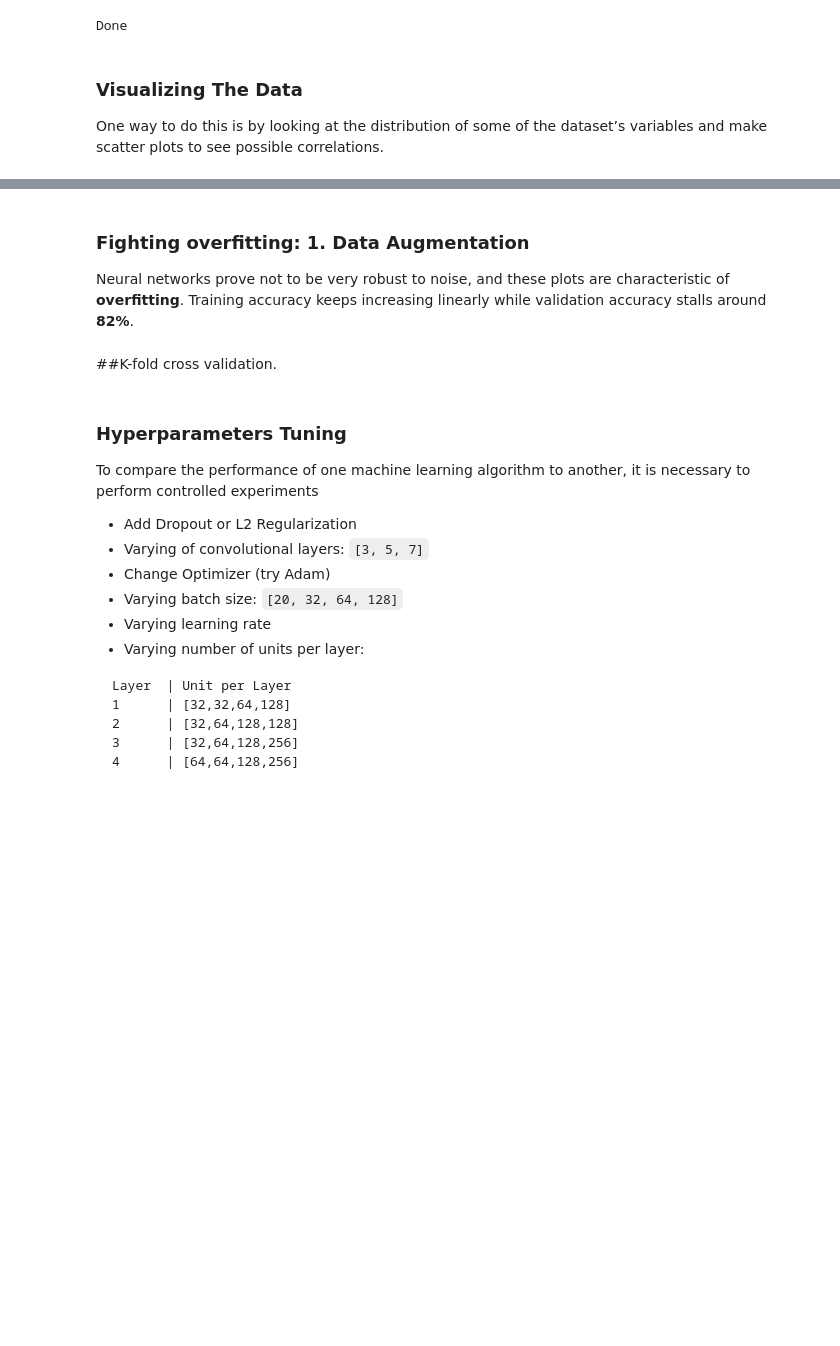
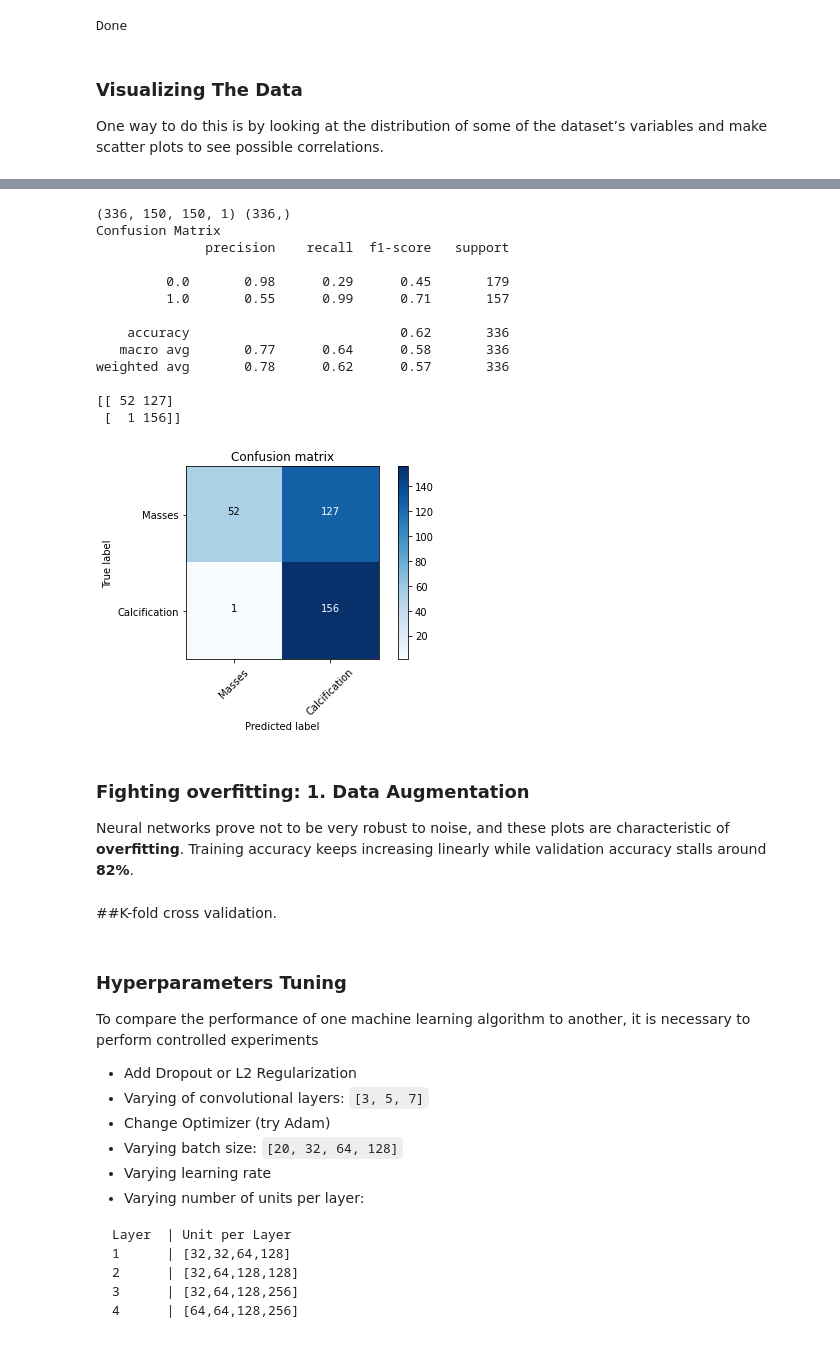
Before and after one commit to MarshaGomez/CNN-Medical-Imaging-Analysis, a Jupyter notebook: Code/Scratch_CNN_masses_vs_calc.ipynb, the cells around one changed output, grey strips where cells are left out. Saved outputs shown, nothing was run; the diff lists cells and outputs as text; code cells hidden in the pictures; blank space fills up the shorter version.

```diff
--- a/Code/Scratch_CNN_masses_vs_calc.ipynb
+++ b/Code/Scratch_CNN_masses_vs_calc.ipynb
@@ -126,16 +130,16 @@ def plot_confusion_matrix(classes, # Array with the classes name
                           datagen,
                           dataset,
                           labels,
-                          title='Confusion matrix',
-                          cmap=plt.cm.plasma):
+                          batch_size=BATCH_SIZE,
+                          title='Confusion matrix'):
     """
     This function prints and plots the confusion matrix.
     """
     predicted = model.predict(datagen.flow(dataset,
                                             labels,
-                                            batch_size=BATCH_SIZE,
+                                            batch_size=batch_size,
                                             shuffle=False),
-                          steps=len(dataset) // BATCH_SIZE)
+                          steps=len(dataset) // batch_size)
 
     prediction = np.where(predicted < 0.5, 0, 1)
 
@@ -144,7 +148,7 @@ def plot_confusion_matrix(classes, # Array with the classes name
 
     print(classification_report(labels, prediction))
 
-    plt.imshow(cm, interpolation='nearest', cmap=cmap)
+    plt.imshow(cm, interpolation='nearest', cmap='Blues')
     plt.title(title)
     plt.colorbar()
     tick_marks = np.arange(len(classes))
@@ -333,3 +384,24 @@ Accuracy: 84.06 %
+# %%
+#print confusion matrix
+classes = ["Masses", "Calcification"]
+batch_size = 16
+print(test_images.shape, test_labels.shape)
+plot_confusion_matrix(classes, test_datagen, test_images, test_labels, batch_size)
+# %% [output]
+(336, 150, 150, 1) (336,)
+Confusion Matrix
+              precision    recall  f1-score   support
+
+         0.0       0.98      0.29      0.45       179
+         1.0       0.55      0.99      0.71       157
+
+    accuracy                           0.62       336
+   macro avg       0.77      0.64      0.58       336
+weighted avg       0.78      0.62      0.57       336
+
+[[ 52 127]
+ [  1 156]]
+[figure, added]
 # %% [markdown]
 ### Fighting overfitting: 1. Data Augmentation
 
```
Also changed, not shown: parts of 10 cells of this notebook.
